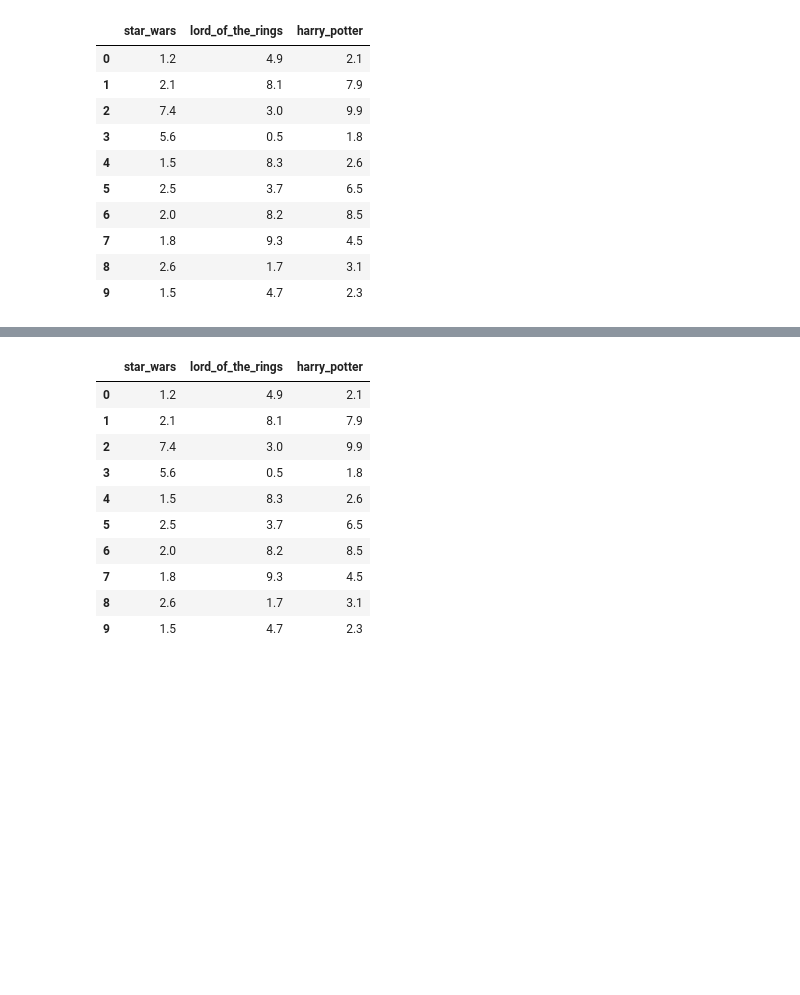
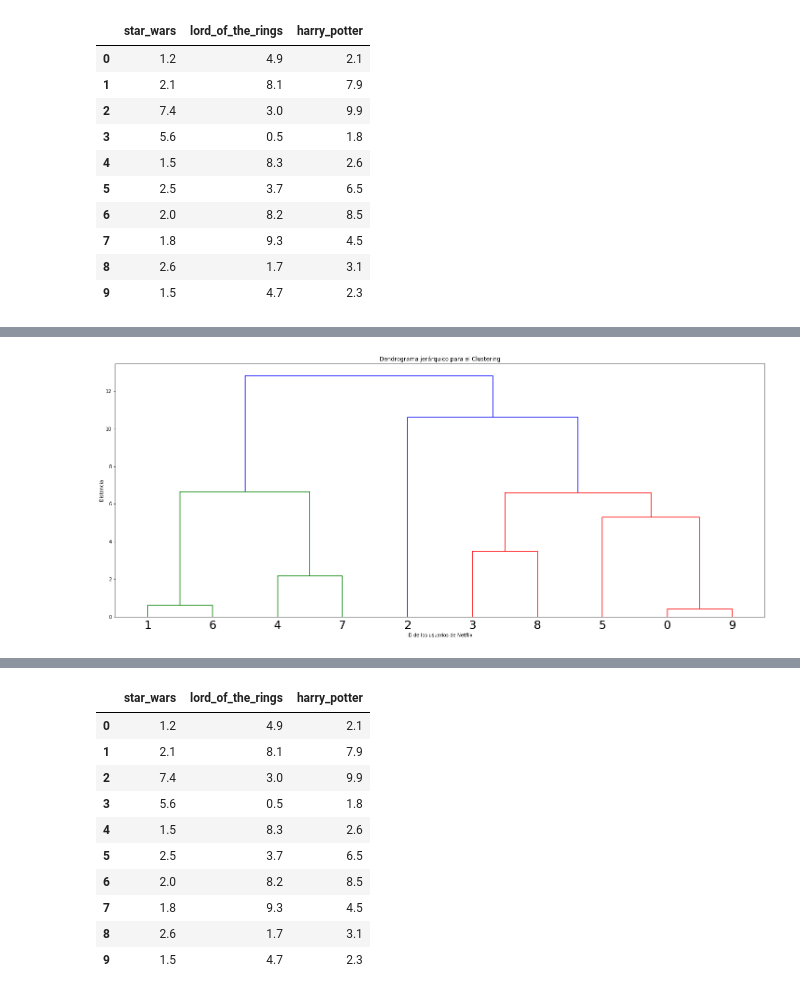
Before and after one commit to INFINITY-RUBER/Curso_Machine_Learning_Data_Science_Python, a Jupyter notebook: notebooks/T6 - 1 - Distancias.ipynb, the cells around one changed output, grey strips where cells are left out. Saved outputs shown, nothing was run; the diff lists cells and outputs as text; code cells hidden in the pictures; blank space fills up the shorter version.

```diff
--- a/notebooks/T6 - 1 - Distancias.ipynb
+++ b/notebooks/T6 - 1 - Distancias.ipynb
@@ -417 +432,12 @@ data[movies]
+# %%
+Z = linkage(data[movies], "ward")
+Z
+plt.figure(figsize=(25,10))# tamaño
+plt.title("Dendrograma jerárquico para el Clustering")
+plt.xlabel("ID de los usuarios de Netflix")
+plt.ylabel("Distancia")
+dendrogram(Z, leaf_rotation=0., leaf_font_size=25.0)# leaf_rotation= GRADOS , leaf_font_size= TAMAÑO FUENTE
+plt.show()
+# %% [output]
+[figure, added]
 # %%
```
Also changed, not shown: parts of 8 cells of this notebook.
